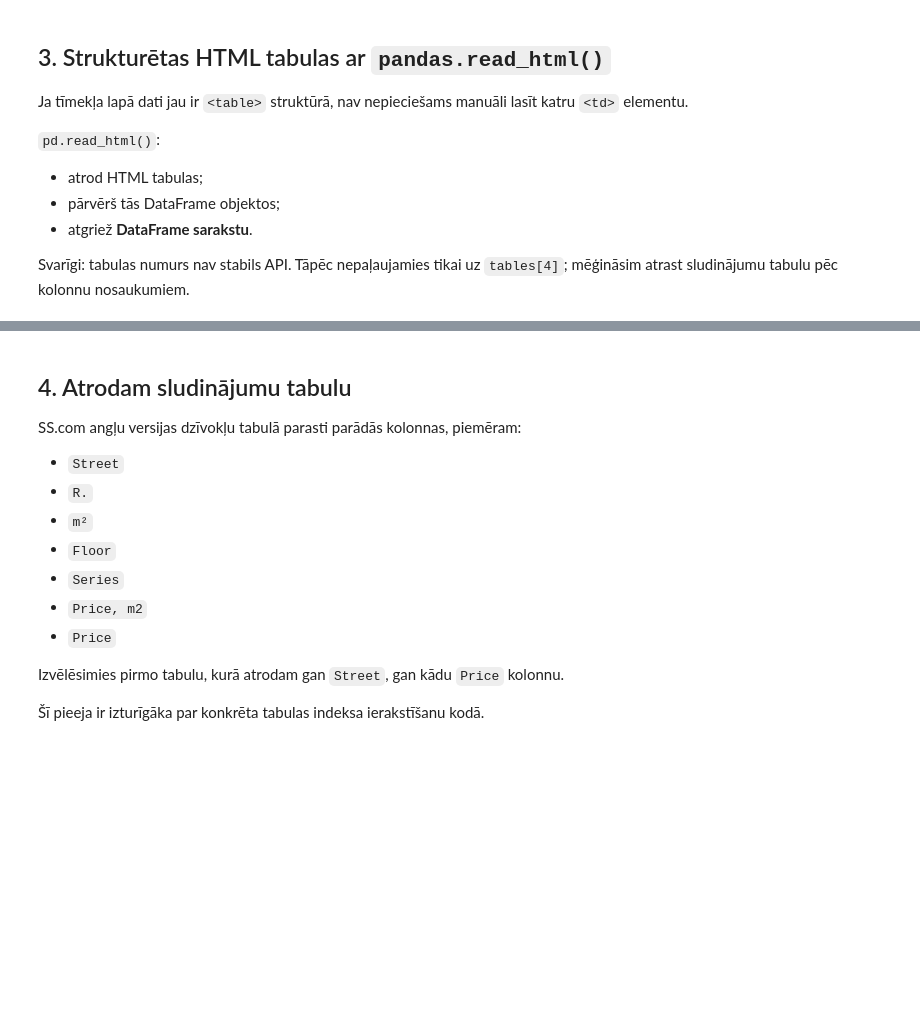
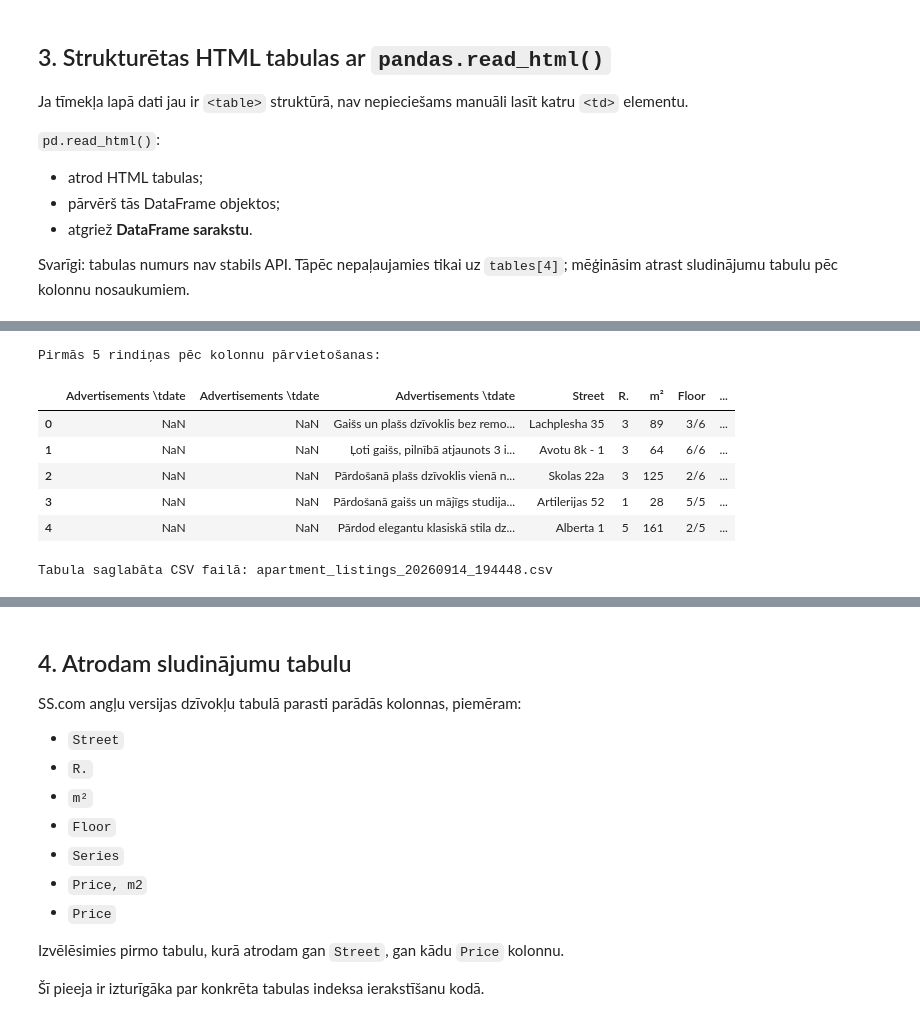
Before and after one commit to ValRCS/RTU_BDAA_Course_2026, a Jupyter notebook: notebooks/lecture_06_web_scraping/06_02_apartment_scraping.ipynb, the cells around one changed output, grey strips where cells are left out. Cells and saved outputs as stored; diff of their text form; code cells hidden in the pictures; blank space fills up the shorter version.

```diff
--- a/notebooks/lecture_06_web_scraping/06_02_apartment_scraping.ipynb
+++ b/notebooks/lecture_06_web_scraping/06_02_apartment_scraping.ipynb
@@ -180,0 +245,24 @@ for i, table in enumerate(tables):
+# %%
+# lets move first row as column name
+df.columns = df.iloc[0]
+# now we can drop the first row
+df = df.drop(df.index[0]).reset_index(drop=True)
+# show first 5 rows
+print("Pirmās 5 rindiņas pēc kolonnu pārvietošanas:")
+df.head()
+# %% [output]
+Pirmās 5 rindiņas pēc kolonnu pārvietošanas:
+|  | Advertisements \tdate | Advertisements \tdate | Advertisements \tdate | Street | R. | m² | Floor | ... |
+| 0 | NaN | NaN | Gaišs un plašs dzīvoklis bez remo... | Lachplesha 35 | 3 | 89 | 3/6 | ... |
+| 1 | NaN | NaN | Ļoti gaišs, pilnībā atjaunots 3 i... | Avotu 8k - 1 | 3 | 64 | 6/6 | ... |
+| 2 | NaN | NaN | Pārdošanā plašs dzīvoklis vienā n... | Skolas 22a | 3 | 125 | 2/6 | ... |
+| 3 | NaN | NaN | Pārdošanā gaišs un mājīgs studija... | Artilerijas 52 | 1 | 28 | 5/5 | ... |
+| 4 | NaN | NaN | Pārdod elegantu klasiskā stila dz... | Alberta 1 | 5 | 161 | 2/5 | ... |
+# %%
+# we can save as csv here with timestamp
+timestamp = datetime.now().strftime("%Y%m%d_%H%M%S")
+output_file = Path(f"apartment_listings_{timestamp}.csv")
+df.to_csv(output_file, index=False)
+print(f"Tabula saglabāta CSV failā: {output_file}")
+# %% [output]
+Tabula saglabāta CSV failā: apartment_listings_20260914_194448.csv
```
Also changed, not shown: parts of 28 cells of this notebook.
